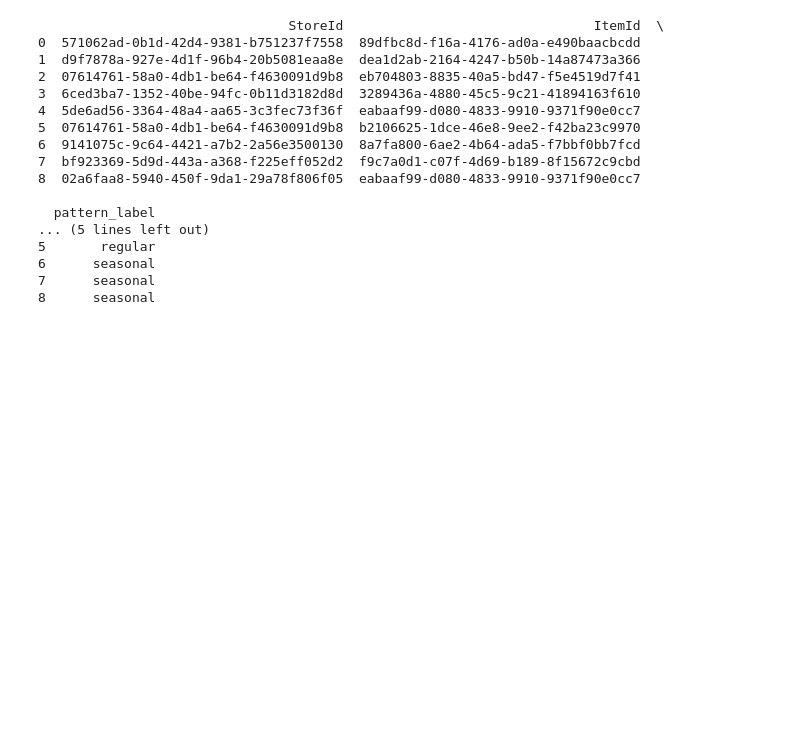
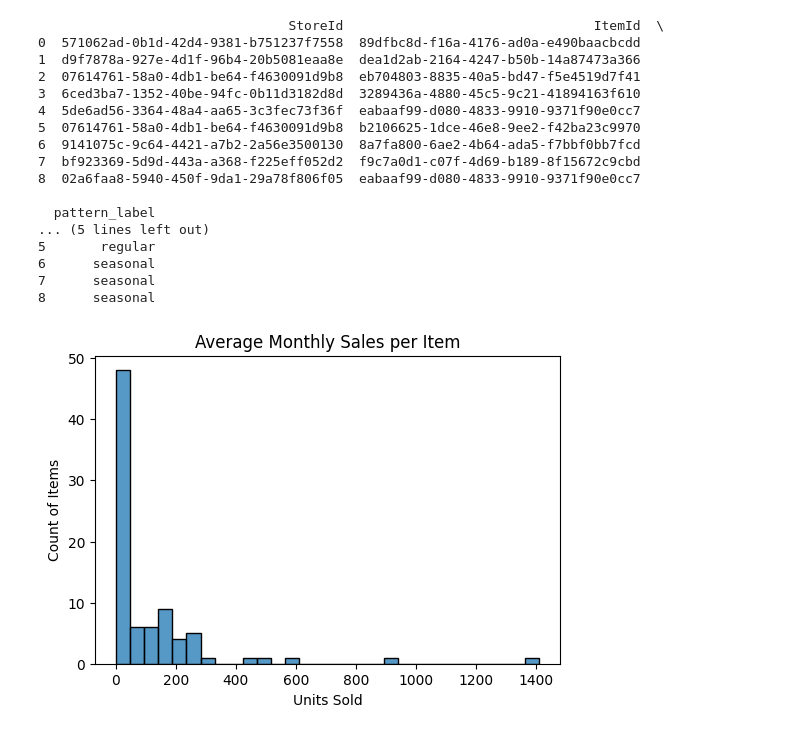
Before and after one commit to shift-gtown-2025/dsan-capstone-2025, a Jupyter notebook: code/project1_data.ipynb, the cells around one changed output. Saved outputs shown, nothing was run; the diff lists cells and outputs as text; code cells hidden in the pictures; blank space fills up the shorter version.

```diff
--- a/code/project1_data.ipynb
+++ b/code/project1_data.ipynb
@@ -378,3 +384,17 @@ sample_ids.to_csv("sample_ids.csv", index=False)
 6      seasonal
 7      seasonal
 8      seasonal
+# %%
+df_m = df.groupby(['ItemId', df['Date'].dt.to_period('M')])['Sales'].sum().reset_index()
+df_m['Date'] = df_m['Date'].astype(str)
+
+item_monthly_avg = df_m.groupby('ItemId')['Sales'].mean()
+
+plt.figure(figsize=(6,4))
+sns.histplot(item_monthly_avg, bins=30)
+plt.title("Average Monthly Sales per Item")
+plt.xlabel("Units Sold")
+plt.ylabel("Count of Items")
+plt.show()
+# %% [output]
+[figure, added]
```
Also changed, not shown: parts of 20 cells of this notebook, 27 other files.
